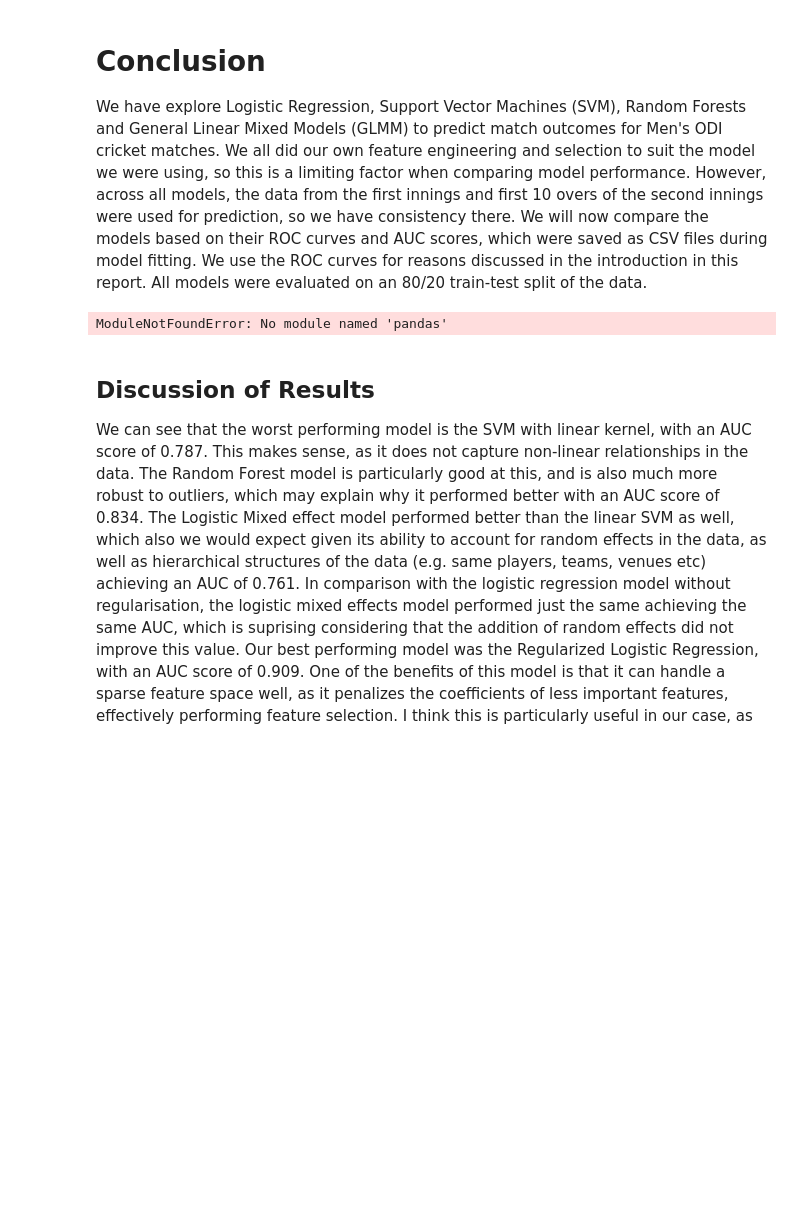
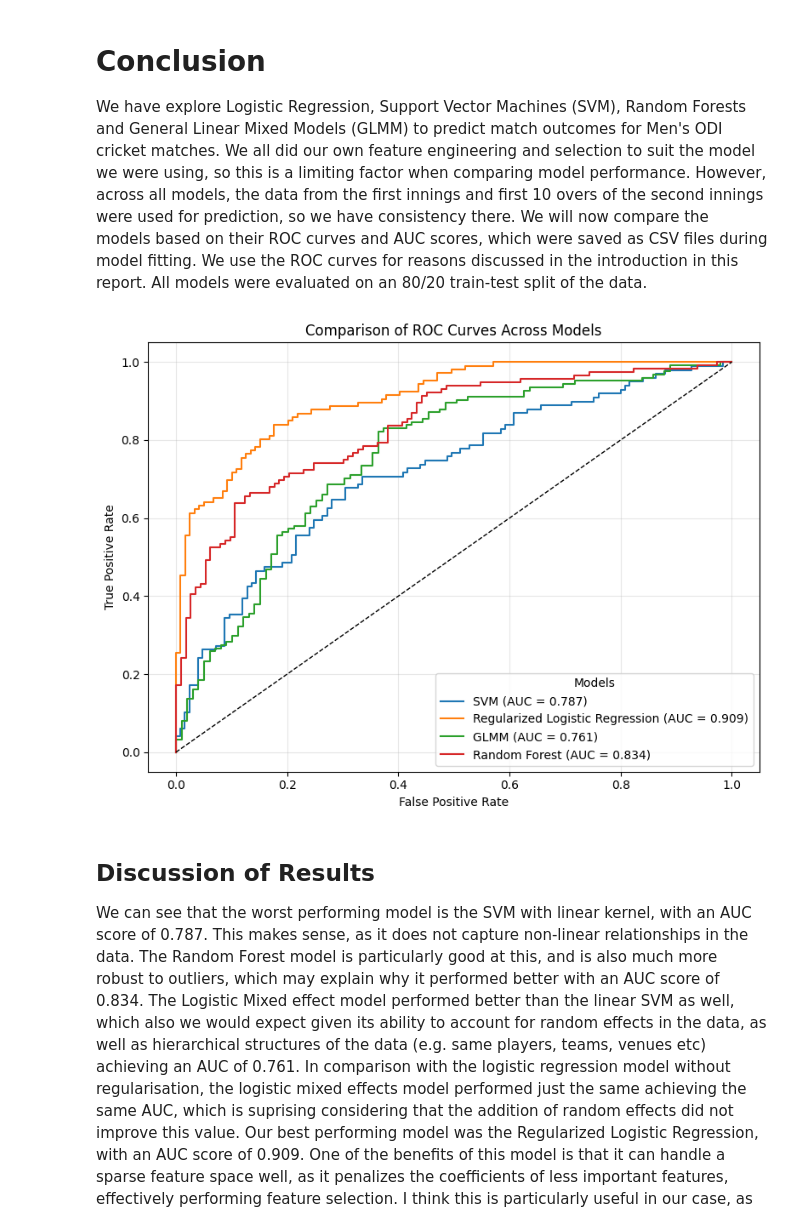
Before and after one commit to y-oth/dst_assessment1, a Jupyter notebook: Report/07 - Conclusion.ipynb, the cells around one changed output. Cells and saved outputs as stored; diff of their text form; code cells hidden in the pictures; blank space fills up the shorter version.

Commit message:
added plots

```diff
--- a/Report/07 - Conclusion.ipynb
+++ b/Report/07 - Conclusion.ipynb
@@ -5,36 +5,36 @@ We have explore Logistic Regression, Support Vector Machines (SVM), Random Fores
 # %%
 import pandas as pd
 import matplotlib.pyplot as plt
 
 # Read in each model's ROC data
 svm = pd.read_csv("ROC data/roc_svm.csv")
 logistic = pd.read_csv("ROC data/roc_logistic.csv")
 glmm = pd.read_csv("ROC data/roc_glmm.csv")
 rf = pd.read_csv("ROC data/roc_rf.csv")
 
 
 # Plot all ROC curves
 plt.figure(figsize=(8,6))
 
 plt.plot(svm["FPR"], svm["TPR"], label="SVM (AUC = 0.787)")
-plt.plot(logistic["fpr"], logistic["tpr"], label="Regularized Logistic Regression")
-plt.plot(glmm["FPR"], glmm["TPR"], label="GLMM")
-plt.plot(rf["FPR"], rf["TPR"], label="Random Forest (AUC = 0.834")
+plt.plot(logistic["fpr"], logistic["tpr"], label="Regularized Logistic Regression (AUC = 0.909)")
+plt.plot(glmm["FPR"], glmm["TPR"], label="GLMM (AUC = 0.761)")
+plt.plot(rf["FPR"], rf["TPR"], label="Random Forest (AUC = 0.834)")
 
 
 plt.plot([0, 1], [0, 1], "k--", lw=1)
 
 # Labels, title, legend
 plt.xlabel("False Positive Rate")
 plt.ylabel("True Positive Rate")
 plt.title("Comparison of ROC Curves Across Models")
 plt.legend(title="Models")
 plt.grid(alpha=0.3)
 
 plt.tight_layout()
 plt.show()
 # %% [output]
-ModuleNotFoundError: No module named 'pandas'
+[figure, added]
 # %% [markdown]
 ## Discussion of Results
 
```
